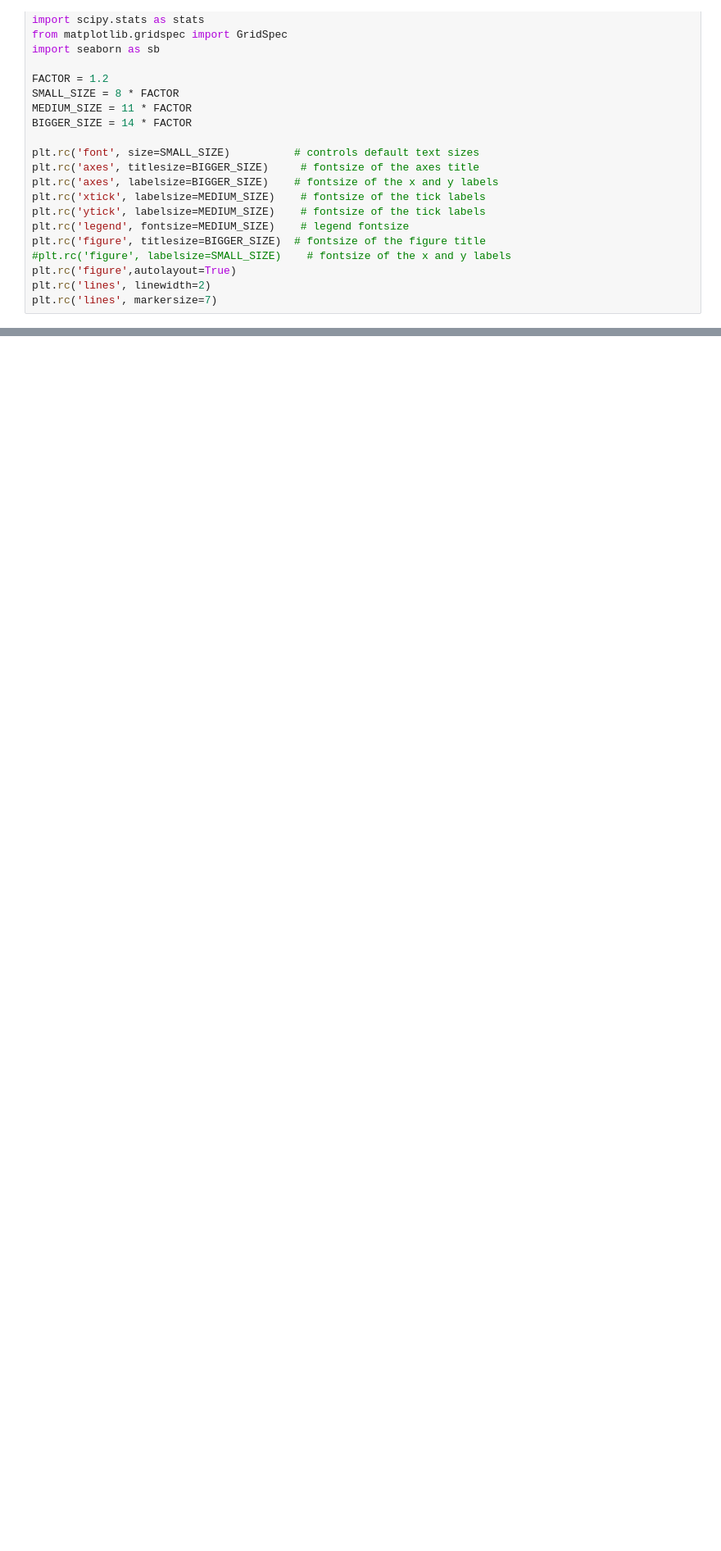
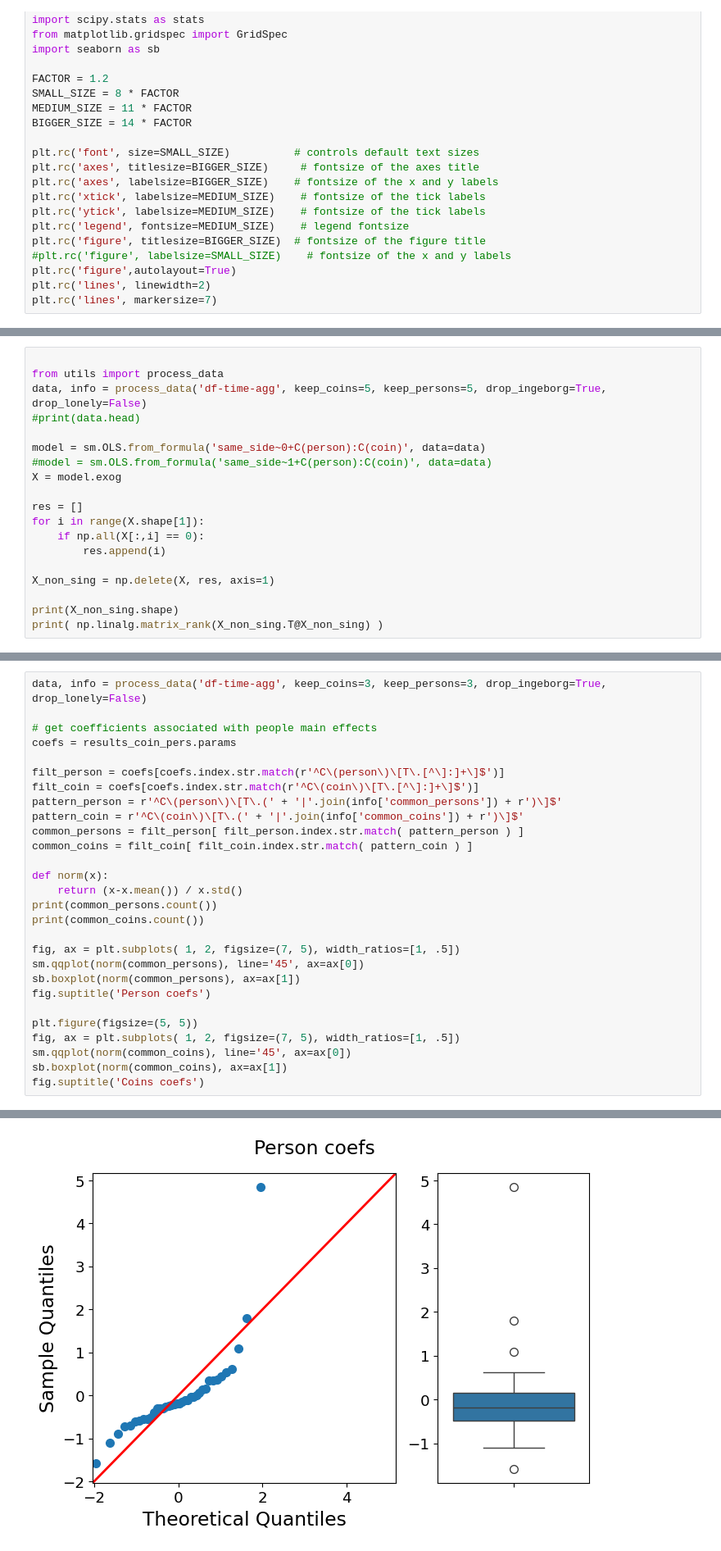
Before and after one commit to Tiddy-Fje/coin-data-regression, a Jupyter notebook: code/glm_analysis.ipynb, the cells around one changed output, grey strips where cells are left out. Shown at 82% size. Saved outputs shown, nothing was run; the diff lists cells and outputs as text; blank space fills up the shorter version.

Commit message:
Discovered nested effect model does not converge.

```diff
--- a/code/glm_analysis.ipynb
+++ b/code/glm_analysis.ipynb
@@ -42,0 +27,19 @@ def process_data():
+# %%
+
+from utils import process_data
+data, info = process_data('df-time-agg', keep_coins=5, keep_persons=5, drop_ingeborg=True, drop_lonely=False)
+#print(data.head)
+
+model = sm.OLS.from_formula('same_side~0+C(person):C(coin)', data=data)
+#model = sm.OLS.from_formula('same_side~1+C(person):C(coin)', data=data)
+X = model.exog
+
+res = []
+for i in range(X.shape[1]):
+    if np.all(X[:,i] == 0):
+        res.append(i)
+
+X_non_sing = np.delete(X, res, axis=1)
+
+print(X_non_sing.shape)
+print( np.linalg.matrix_rank(X_non_sing.T@X_non_sing) )
@@ -172,3 +171,32 @@ Model & Deviance & AIC & Model DF \\
 \bottomrule
 \end{tabular}
 \end{table}
+# %%
+data, info = process_data('df-time-agg', keep_coins=3, keep_persons=3, drop_ingeborg=True, drop_lonely=False)
+
+# get coefficients associated with people main effects
+coefs = results_coin_pers.params
+
+filt_person = coefs[coefs.index.str.match(r'^C\(person\)\[T\.[^\]:]+\]$')]
+filt_coin = coefs[coefs.index.str.match(r'^C\(coin\)\[T\.[^\]:]+\]$')]
+pattern_person = r'^C\(person\)\[T\.(' + '|'.join(info['common_persons']) + r')\]$'
+pattern_coin = r'^C\(coin\)\[T\.(' + '|'.join(info['common_coins']) + r')\]$'
+common_persons = filt_person[ filt_person.index.str.match( pattern_person ) ]
+common_coins = filt_coin[ filt_coin.index.str.match( pattern_coin ) ]
+
+def norm(x):
+    return (x-x.mean()) / x.std()
+print(common_persons.count())
+print(common_coins.count())
+
+fig, ax = plt.subplots( 1, 2, figsize=(7, 5), width_ratios=[1, .5])
+sm.qqplot(norm(common_persons), line='45', ax=ax[0])
+sb.boxplot(norm(common_persons), ax=ax[1])
+fig.suptitle('Person coefs')
+
+plt.figure(figsize=(5, 5))
+fig, ax = plt.subplots( 1, 2, figsize=(7, 5), width_ratios=[1, .5])
+sm.qqplot(norm(common_coins), line='45', ax=ax[0])
+sb.boxplot(norm(common_coins), ax=ax[1])
+fig.suptitle('Coins coefs')
+# %% [output]
@@ -174,0 +206 @@ Model & Deviance & AIC & Model DF \\
+[figure, added]
```
Also changed, not shown: parts of 10 cells of this notebook, 11 other files.
